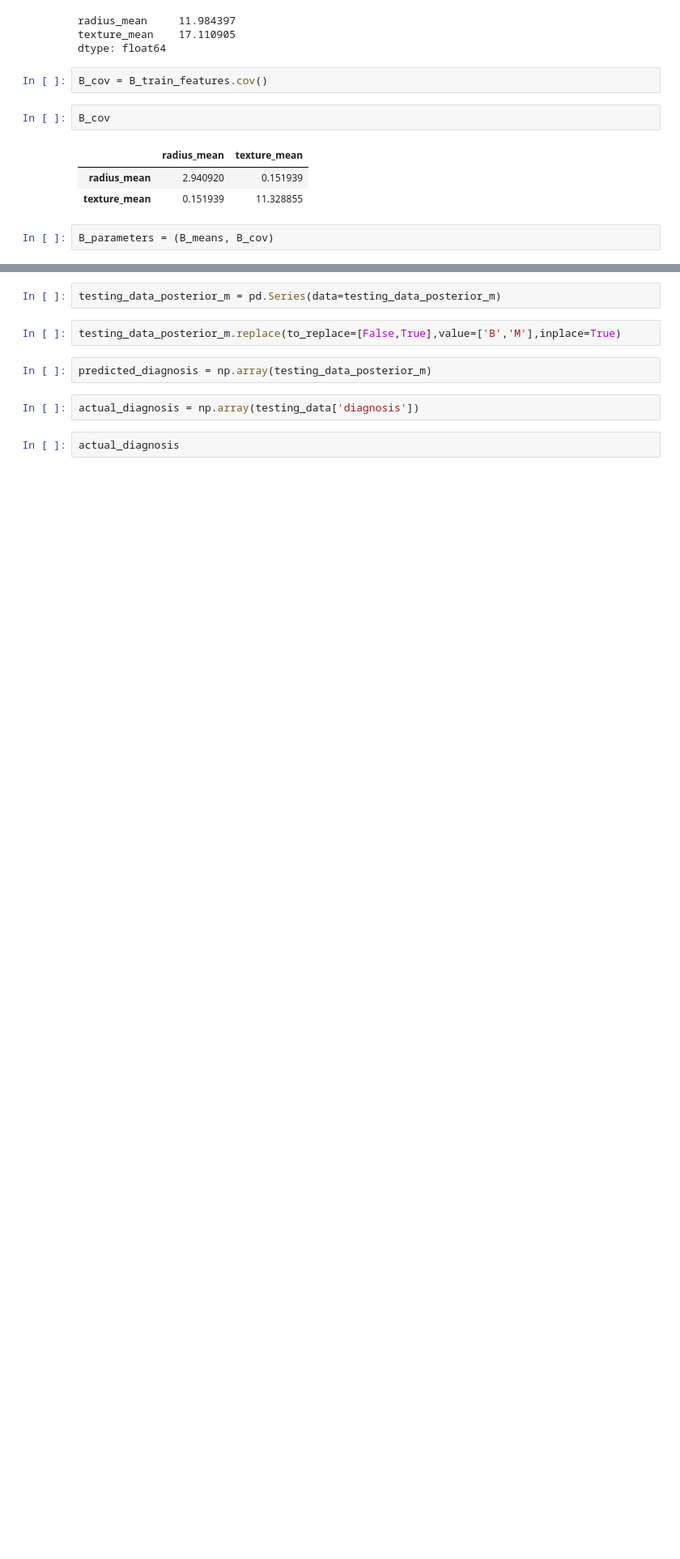
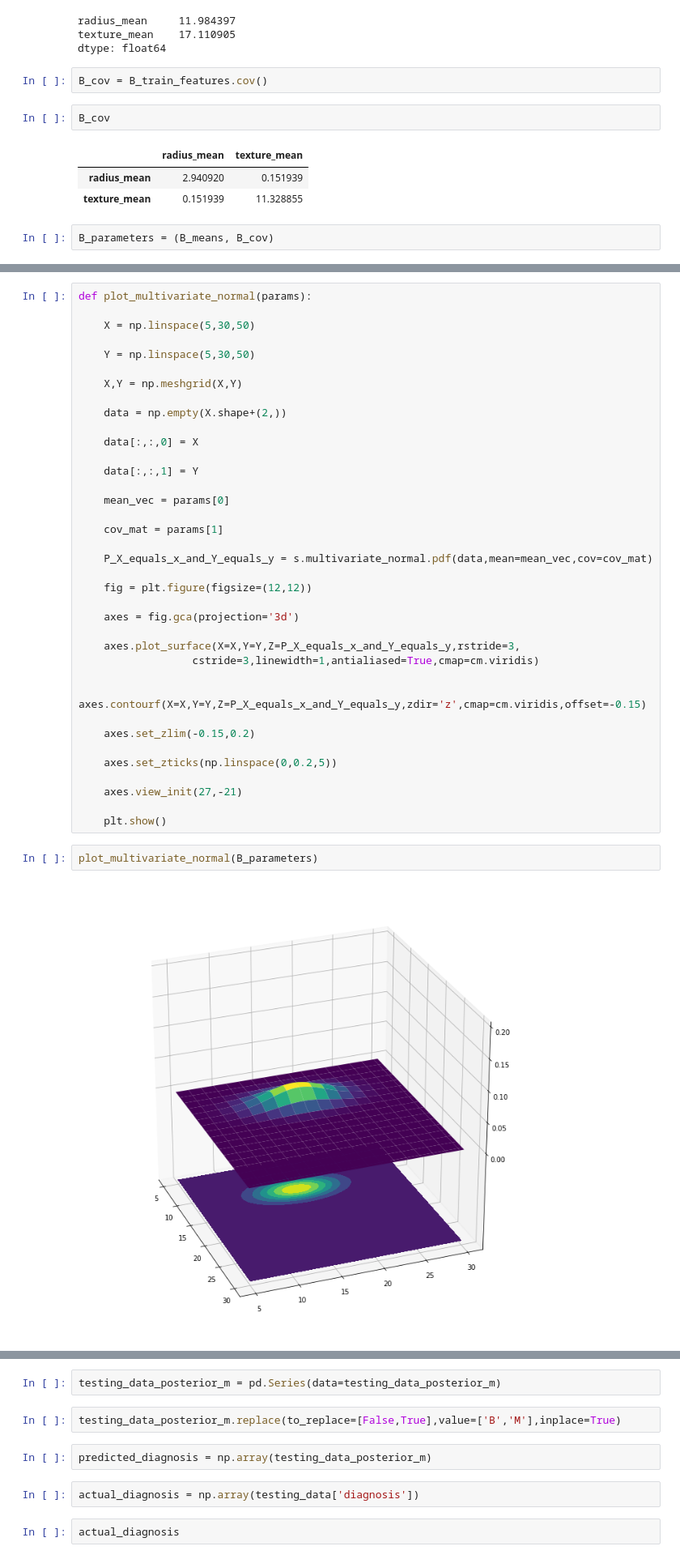
Before and after one commit to Aayush0811/Naive-bayes-Classification, a Jupyter notebook: Naive Bayes Classification of Tumors.ipynb, the cells around one changed output, grey strips where cells are left out. Shown at 81% size. Saved outputs shown, nothing was run; the diff lists cells and outputs as text; blank space fills up the shorter version.

```diff
--- a/Naive Bayes Classification of Tumors.ipynb
+++ b/Naive Bayes Classification of Tumors.ipynb
@@ -346,0 +408,41 @@ sns.pairplot(training_data, hue='diagnosis',height=5)
+# %%
+def plot_multivariate_normal(params):
+
+    X = np.linspace(5,30,50)
+
+    Y = np.linspace(5,30,50)
+
+    X,Y = np.meshgrid(X,Y)
+
+    data = np.empty(X.shape+(2,))
+
+    data[:,:,0] = X
+
+    data[:,:,1] = Y
+
+    mean_vec = params[0]
+
+    cov_mat = params[1]
+
+    P_X_equals_x_and_Y_equals_y = s.multivariate_normal.pdf(data,mean=mean_vec,cov=cov_mat)
+
+    fig = plt.figure(figsize=(12,12))
+
+    axes = fig.gca(projection='3d')
+
+    axes.plot_surface(X=X,Y=Y,Z=P_X_equals_x_and_Y_equals_y,rstride=3,
+                  cstride=3,linewidth=1,antialiased=True,cmap=cm.viridis)
+
+    axes.contourf(X=X,Y=Y,Z=P_X_equals_x_and_Y_equals_y,zdir='z',cmap=cm.viridis,offset=-0.15)
+
+    axes.set_zlim(-0.15,0.2)
+
+    axes.set_zticks(np.linspace(0,0.2,5))
+
+    axes.view_init(27,-21)
+
+    plt.show()
+# %%
+plot_multivariate_normal(B_parameters)
+# %% [output]
+[figure, added]
```
Also changed, not shown: parts of 26 cells of this notebook.
